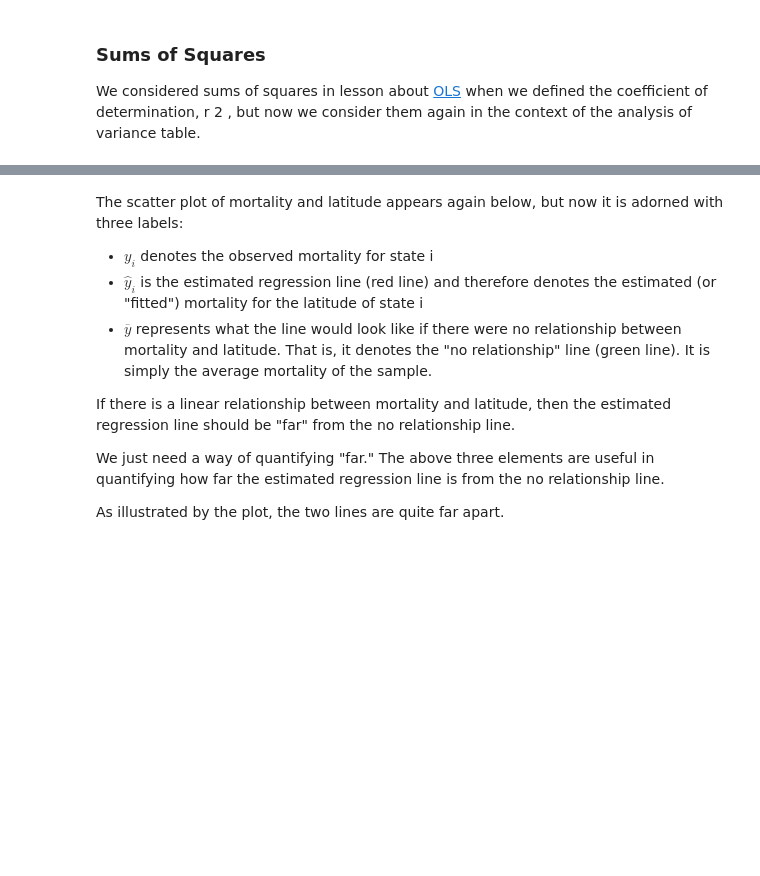
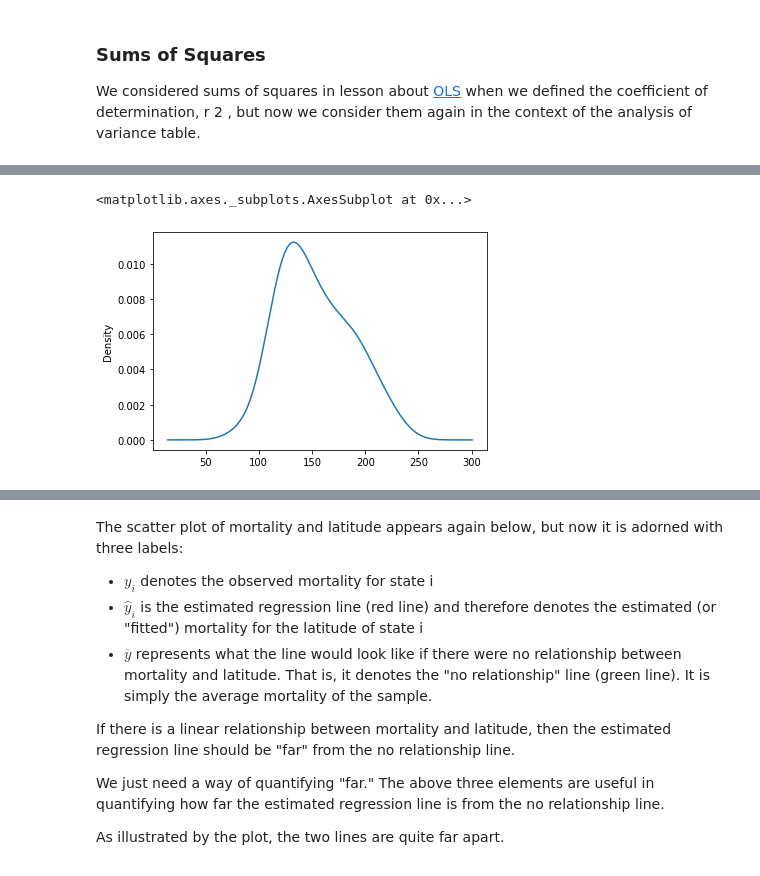
Before and after one commit to thomaspernet/PythonTeaching, a Jupyter notebook: Lectures/XX_Machine_learning/03_Sum_Squares.ipynb, the cells around one changed output, grey strips where cells are left out. Saved outputs shown, nothing was run; the diff lists cells and outputs as text; code cells hidden in the pictures; blank space fills up the shorter version.

```diff
--- a/Lectures/XX_Machine_learning/03_Sum_Squares.ipynb
+++ b/Lectures/XX_Machine_learning/03_Sum_Squares.ipynb
@@ -169,0 +298,5 @@ plt.show()
+# %%
+df['Mort'].plot.kde()
+# %% [output]
+<matplotlib.axes._subplots.AxesSubplot at 0x...>
+[figure, added]
```
Also changed, not shown: parts of 24 cells of this notebook, 2 other files.
